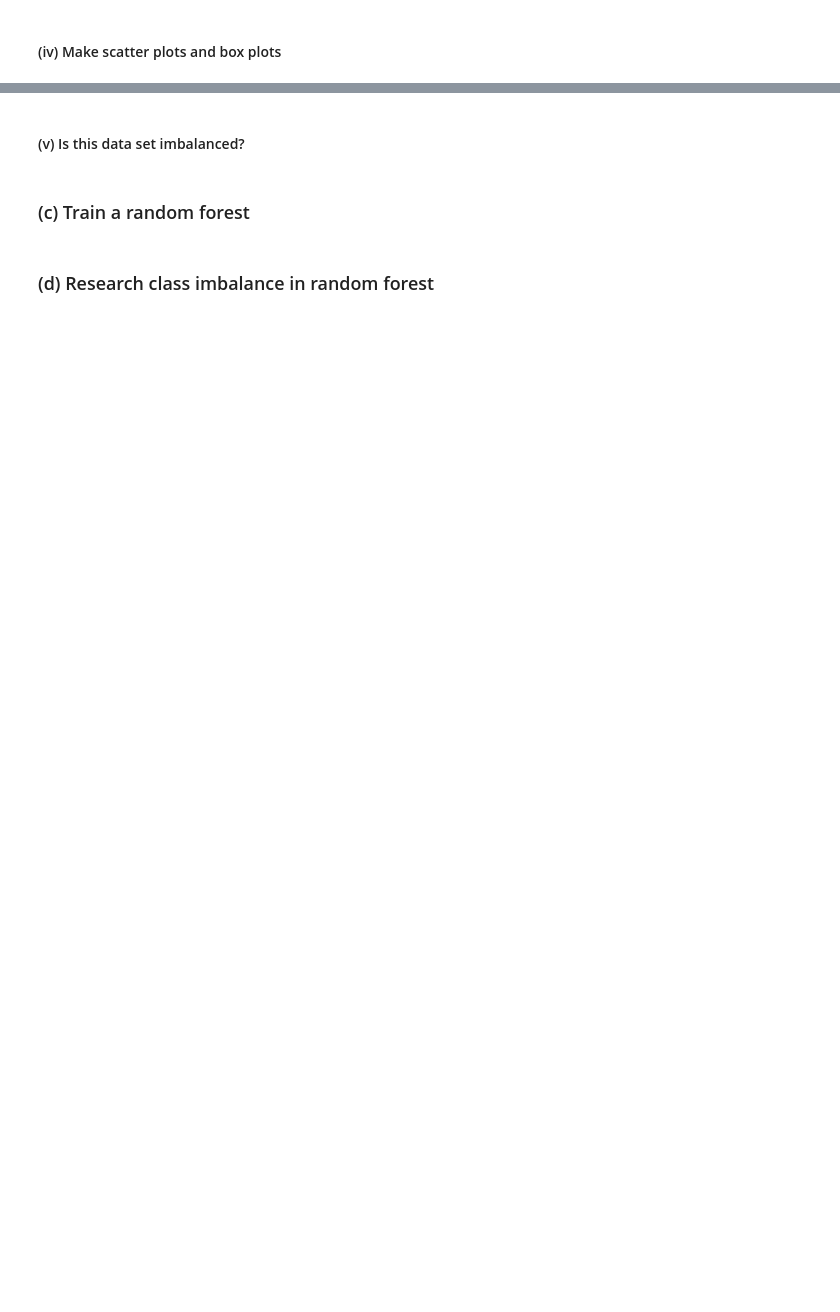
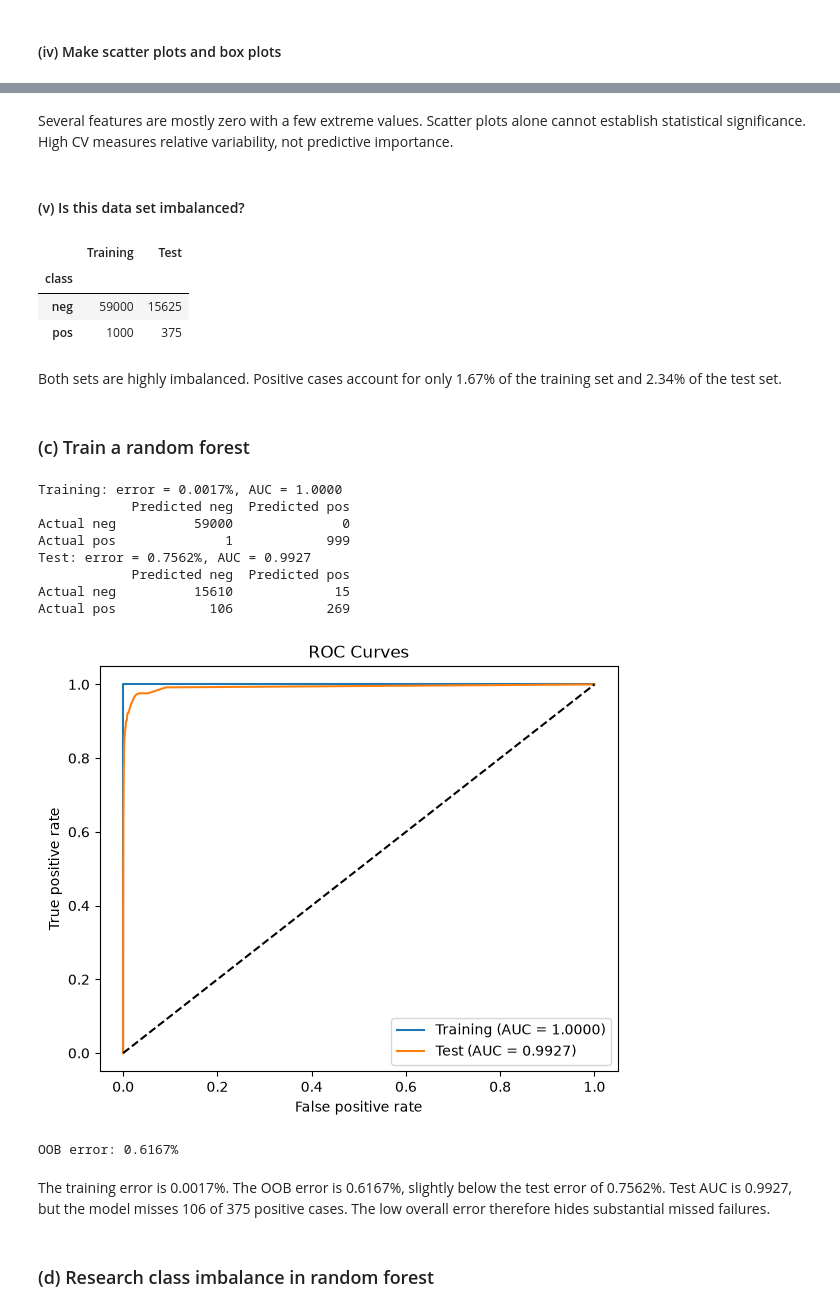
Before and after one commit to Ryan6546ea/DSCI552-HW6, a Jupyter notebook: notebook/Chen_Sian_HW6.ipynb, the cells around one changed output, grey strips where cells are left out. Cells and saved outputs as stored; diff of their text form; code cells hidden in the pictures; blank space fills up the shorter version.

```diff
--- a/notebook/Chen_Sian_HW6.ipynb
+++ b/notebook/Chen_Sian_HW6.ipynb
@@ -27,6 +118,72 @@ Import packages
+# %% [markdown]
+Several features are mostly zero with a few extreme values. Scatter plots alone cannot establish statistical significance. High CV measures relative variability, not predictive importance.
 # %% [markdown]
 #### (v) Is this data set imbalanced?
+# %%
+pd.DataFrame({
+    "Training": train_data["class"].value_counts(),
+    "Test": test_data["class"].value_counts()
+})
+# %% [output]
+|  | Training | Test |
+| class |  |  |
+| neg | 59000 | 15625 |
+| pos | 1000 | 375 |
+# %% [markdown]
+Both sets are highly imbalanced. Positive cases account for only 1.67% of the training set and 2.34% of the test set.
 # %% [markdown]
 ### (c) Train a random forest
+# %%
+# Apply training-set medians to the test set.
+X_test_imputed = test_data.drop(columns="class").fillna(medians)
+y_train = train_data["class"]
+y_test = test_data["class"]
+
+rf = RandomForestClassifier(oob_score=True, random_state=42, n_jobs=-1)
+rf.fit(X_train_imputed, y_train)
+
+def evaluate_rf(model):
+    plt.figure(figsize=(6, 5))
+    for name, X, y in [
+        ("Training", X_train_imputed, y_train),
+        ("Test", X_test_imputed, y_test)
+    ]:
+        pred = model.predict(X)
+        prob = model.predict_proba(X)[:, 1]
+        auc = roc_auc_score(y, prob)
+
+        print(f"{name}: error = {(pred != y).mean():.4%}, AUC = {auc:.4f}")
+        print(pd.DataFrame(
+            confusion_matrix(y, pred, labels=["neg", "pos"]),
+            index=["Actual neg", "Actual pos"],
+            columns=["Predicted neg", "Predicted pos"]
+        ))
+
+        fpr, tpr, _ = roc_curve(y, prob, pos_label="pos")
+        plt.plot(fpr, tpr, label=f"{name} (AUC = {auc:.4f})")
+
+    plt.plot([0, 1], [0, 1], "k--")
+    plt.xlabel("False positive rate")
+    plt.ylabel("True positive rate")
+    plt.title("ROC Curves")
+    plt.legend()
+    plt.tight_layout()
+    plt.show()
+
+evaluate_rf(rf)
+print(f"OOB error: {1 - rf.oob_score_:.4%}")
+# %% [output]
+Training: error = 0.0017%, AUC = 1.0000
+            Predicted neg  Predicted pos
+Actual neg          59000              0
+Actual pos              1            999
+Test: error = 0.7562%, AUC = 0.9927
+            Predicted neg  Predicted pos
+Actual neg          15610             15
+Actual pos            106            269
+[figure, added]
+OOB error: 0.6167%
+# %% [markdown]
+The training error is 0.0017%. The OOB error is 0.6167%, slightly below the test error of 0.7562%. Test AUC is 0.9927, but the model misses 106 of 375 positive cases. The low overall error therefore hides substantial missed failures.
 # %% [markdown]
 ### (d) Research class imbalance in random forest
```
Also changed, not shown: parts of 17 cells of this notebook, 1 other file.
